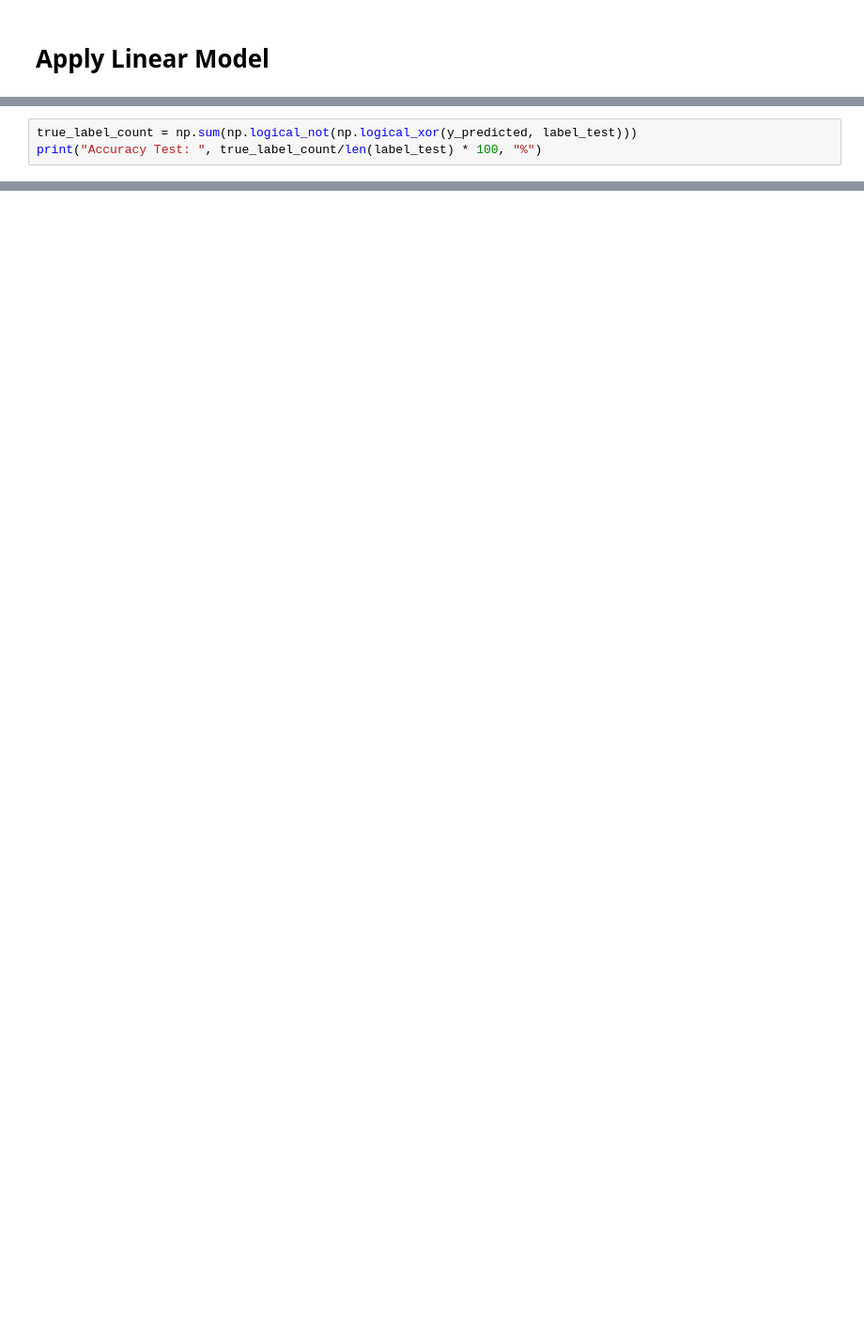
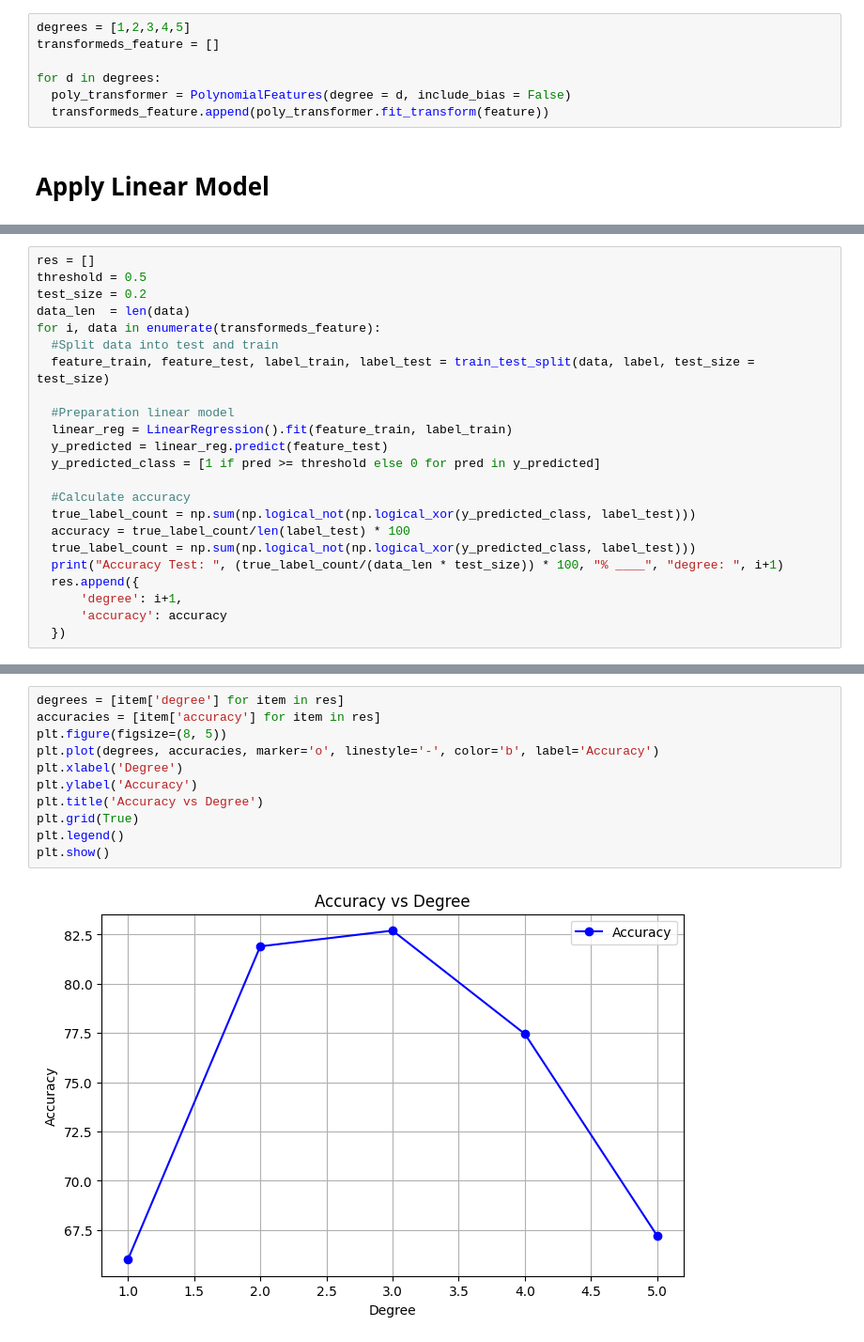
Before and after one commit to FLjv77/ML_Physics, a Jupyter notebook: linearRegression.ipynb, the cells around one changed output, grey strips where cells are left out. Shown at 94% size. Saved outputs shown, nothing was run; the diff lists cells and outputs as text; blank space fills up the shorter version.

Commit message:
correct calculate accuracy

```diff
--- a/linearRegression.ipynb
+++ b/linearRegression.ipynb
@@ -40,2 +45,9 @@ feature_train, feature_test, label_train, label_test = train_test_split(transfor
+# %%
+degrees = [1,2,3,4,5]
+transformeds_feature = []
+
+for d in degrees:
+  poly_transformer = PolynomialFeatures(degree = d, include_bias = False)
+  transformeds_feature.append(poly_transformer.fit_transform(feature))
 # %% [markdown]
 # Apply Linear Model
@@ -46,3 +53,0 @@ y_predicted = linear_reg.predict(feature_test)
-# %%
-true_label_count = np.sum(np.logical_not(np.logical_xor(y_predicted, label_test)))
-print("Accuracy Test: ", true_label_count/len(label_test) * 100, "%")
@@ -50,0 +54,23 @@ Accuracy Test:  68.36666666666666 %
+# %%
+res = []
+threshold = 0.5
+test_size = 0.2
+data_len  = len(data)
+for i, data in enumerate(transformeds_feature):
+  #Split data into test and train
+  feature_train, feature_test, label_train, label_test = train_test_split(data, label, test_size = test_size)
+
+  #Preparation linear model
+  linear_reg = LinearRegression().fit(feature_train, label_train)
+  y_predicted = linear_reg.predict(feature_test)
+  y_predicted_class = [1 if pred >= threshold else 0 for pred in y_predicted]
+
+  #Calculate accuracy
+  true_label_count = np.sum(np.logical_not(np.logical_xor(y_predicted_class, label_test)))
+  accuracy = true_label_count/len(label_test) * 100
+  true_label_count = np.sum(np.logical_not(np.logical_xor(y_predicted_class, label_test)))
+  print("Accuracy Test: ", (true_label_count/(data_len * test_size)) * 100, "% ____", "degree: ", i+1)
+  res.append({
+      'degree': i+1,
+      'accuracy': accuracy
+  })
@@ -50,0 +83,13 @@ Accuracy Test:  68.36666666666666 %
+# %%
+degrees = [item['degree'] for item in res]
+accuracies = [item['accuracy'] for item in res]
+plt.figure(figsize=(8, 5))
+plt.plot(degrees, accuracies, marker='o', linestyle='-', color='b', label='Accuracy')
+plt.xlabel('Degree')
+plt.ylabel('Accuracy')
+plt.title('Accuracy vs Degree')
+plt.grid(True)
+plt.legend()
+plt.show()
+# %% [output]
+[figure, added]
```
Also changed, not shown: parts of 10 cells of this notebook.
